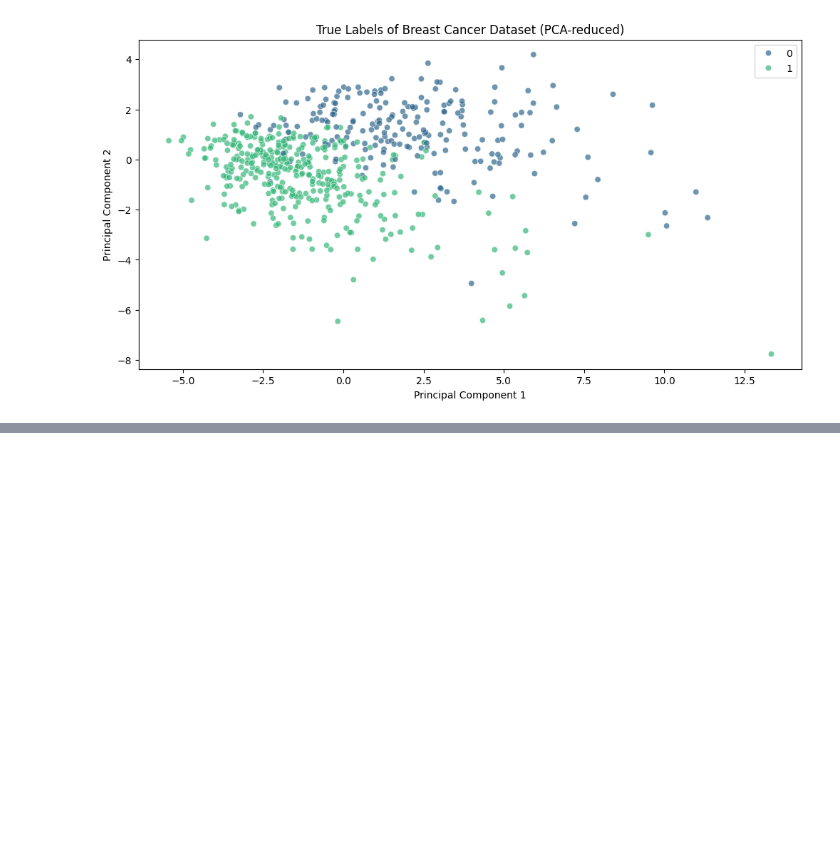
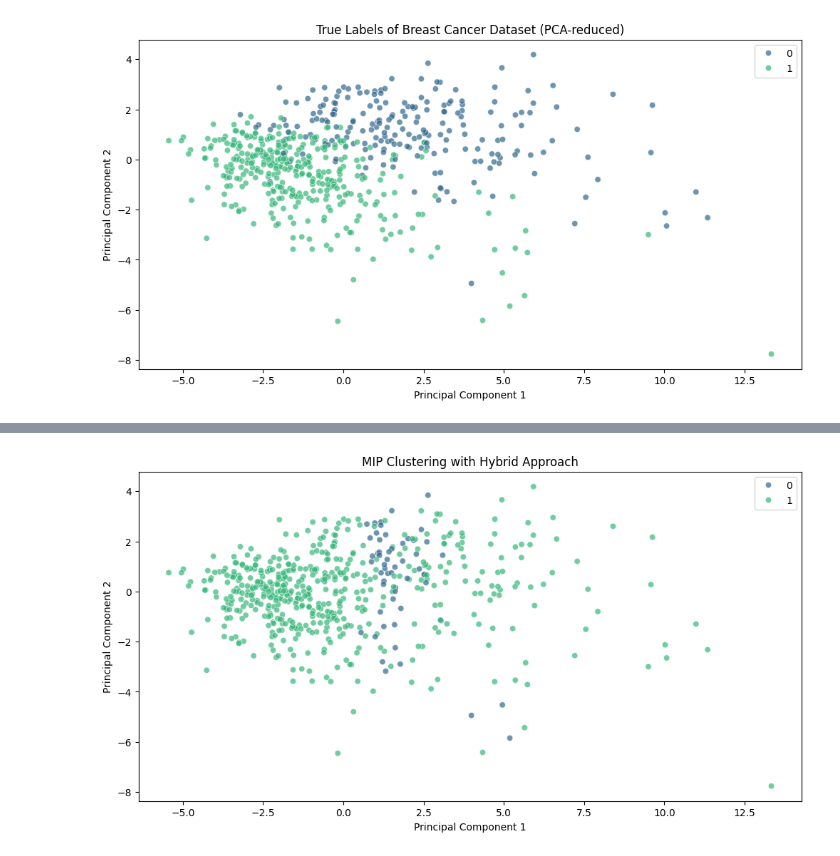
Before and after one commit to Theo951/Breast-cancer-classification, a Jupyter notebook: cancer_analysis.ipynb, the cells around one changed output, grey strips where cells are left out. Cells and saved outputs as stored; diff of their text form; code cells hidden in the pictures; blank space fills up the shorter version.

Commit message:
Added hybrid technique

```diff
--- a/cancer_analysis.ipynb
+++ b/cancer_analysis.ipynb
@@ -181,3 +179,38 @@ Normalized Mutual Information Score: 0.2799657330160484
 plot_clusters(X_pca, y, 'True Labels of Breast Cancer Dataset (PCA-reduced)')
 # %% [output]
 [figure]
+# %%
+ #Solve the MIP model with GMM initialization
+M = 1e3
+m, n = X_scaled.shape
+
+# Define the MIP model
+model_gmm = pulp.LpProblem("Breast_Cancer_Classification_GMM", pulp.LpMinimize)
+
+# Variables
+alpha_gmm = pulp.LpVariable.dicts("alpha_gmm", range(m), lowBound=0)
+y_il_gmm = pulp.LpVariable.dicts("y_il_gmm", [(i, l) for i in range(m) for l in range(best_k)], cat='Binary')
+z_il_gmm = pulp.LpVariable.dicts("z_il_gmm", [(i, l, j) for i in range(m) for l in range(best_k) for j in range(n)], lowBound=0)
+
+# Objective function
+model_gmm += pulp.lpSum(alpha_gmm[i] for i in range(m))
+
+# Constraints
+cluster_centers_gmm = gmm.means_
+for i in range(m):
+    for l in range(best_k):
+        model_gmm += alpha_gmm[i] >= pulp.lpSum(z_il_gmm[(i, l, j)] for j in range(n))
+        model_gmm += alpha_gmm[i] <= pulp.lpSum(z_il_gmm[(i, l, j)] for j in range(n)) + M * (1 - y_il_gmm[(i, l)])
+        for j in range(n):
+            model_gmm += z_il_gmm[(i, l, j)] >= X_scaled[i, j] - cluster_centers_gmm[l, j]
+            model_gmm += z_il_gmm[(i, l, j)] >= -(X_scaled[i, j] - cluster_centers_gmm[l, j])
+
+for i in range(m):
+    model_gmm += pulp.lpSum(y_il_gmm[(i, l)] for l in range(best_k)) == 1
+
+# Solve the MIP model
+model_gmm.solve()
+
+# Extract classification results
+classification_results_gmm = np.array([pulp.value(y_il_gmm[(i, l)]) for i in range(m) for l in range(best_k)])
+classification_gmm = classification_results_gmm.reshape(m, best_k).argmax(axis=1)
@@ -183,0 +392,4 @@ plot_clusters(X_pca, y, 'True Labels of Breast Cancer Dataset (PCA-reduced)')
+# %%
+plot_clusters(X_pca,classification,'MIP Clustering with Hybrid Approach')
+# %% [output]
+[figure, added]
```
Also changed, not shown: parts of 11 cells of this notebook, 1 other file.
